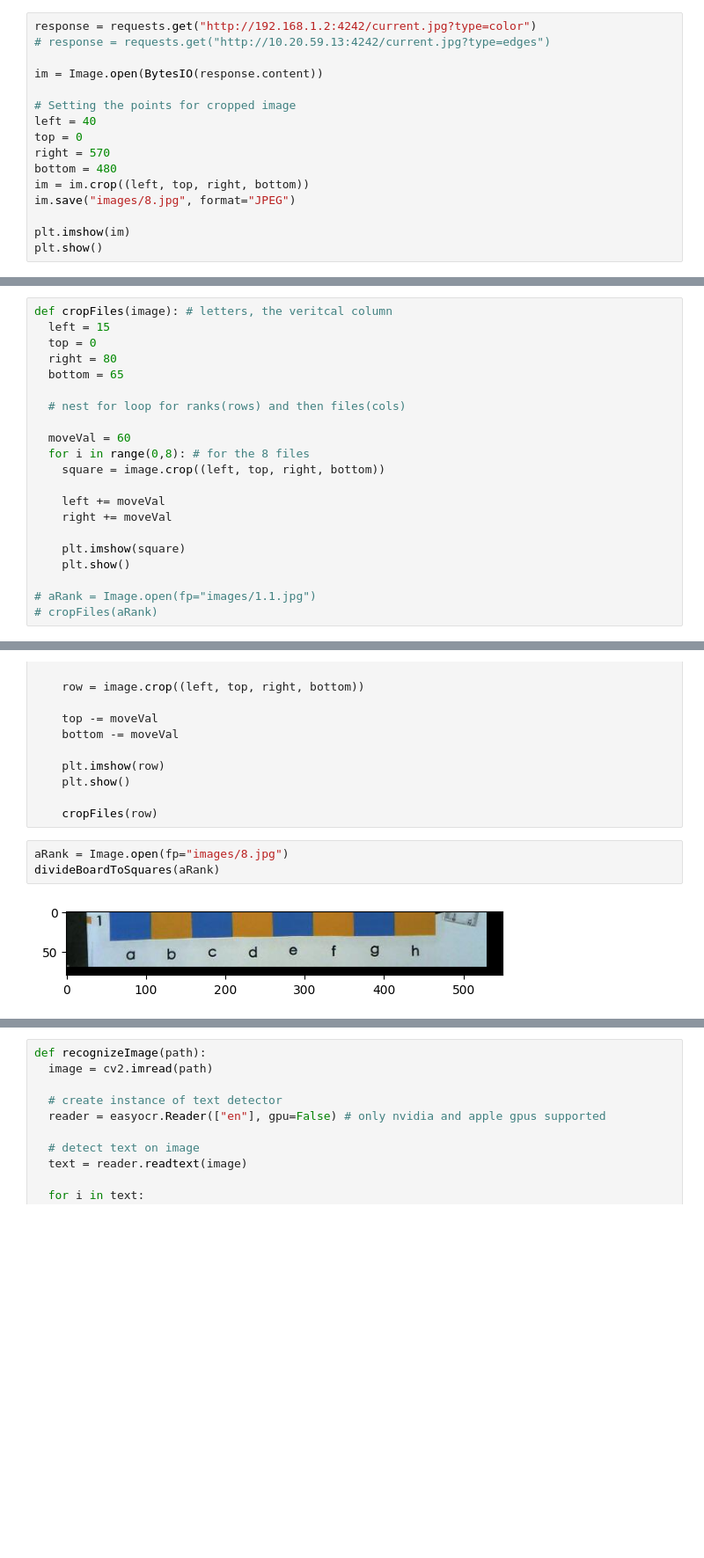
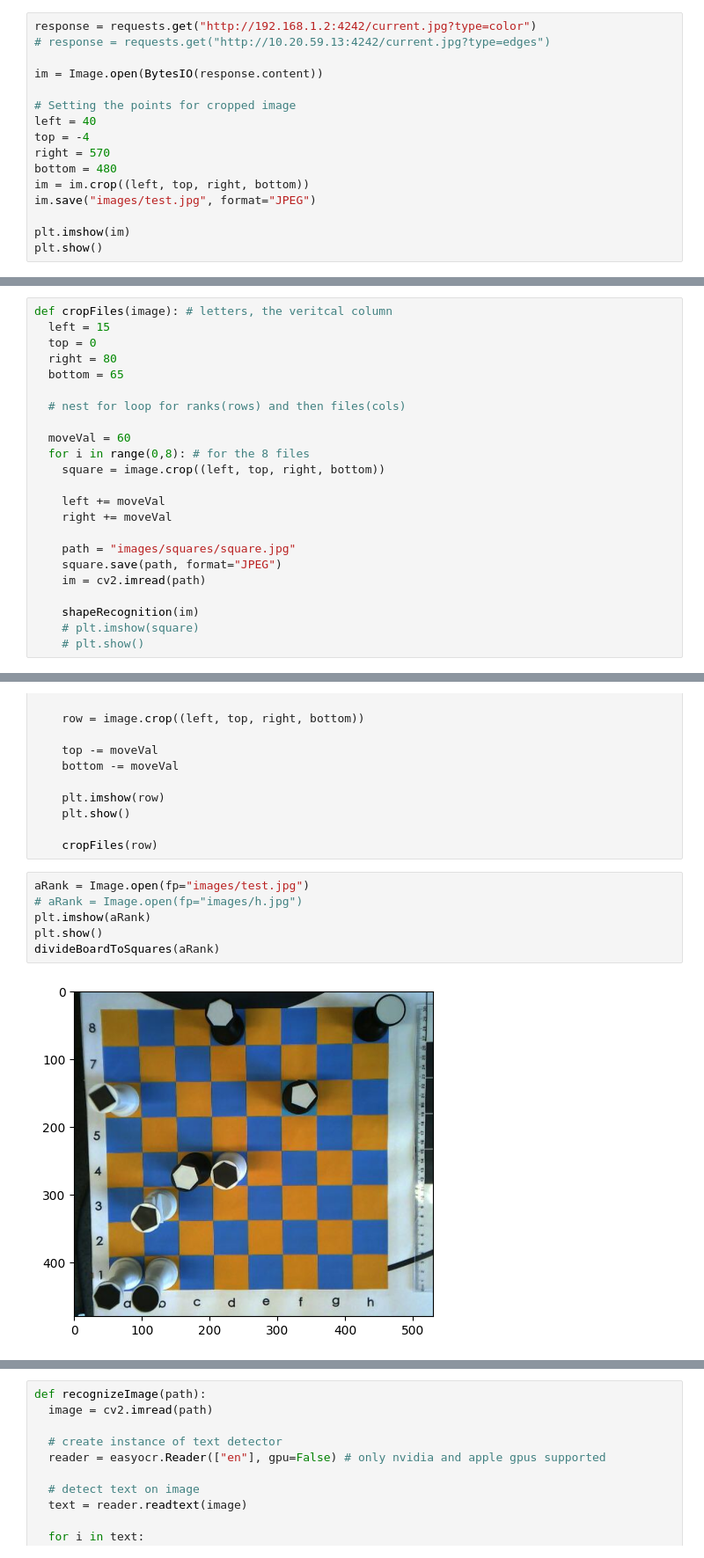
Before and after one commit to SamAdams1/ur3Chess, a Jupyter notebook: computerVision.ipynb, the cells around one changed output, grey strips where cells are left out. Shown at 88% size. Drawn from its saved outputs; the diff is of its cells as text; blank space fills up the shorter version.

```diff
--- a/computerVision.ipynb
+++ b/computerVision.ipynb
@@ -16,11 +16,11 @@ im = Image.open(BytesIO(response.content))
 
 # Setting the points for cropped image
 left = 40
-top = 0
+top = -4
 right = 570
 bottom = 480
 im = im.crop((left, top, right, bottom))
-im.save("images/8.jpg", format="JPEG")
+im.save("images/test.jpg", format="JPEG")
 
 plt.imshow(im)
 plt.show()
@@ -42,11 +113,13 @@ def cropFiles(image): # letters, the veritcal column
     left += moveVal
     right += moveVal
 
-    plt.imshow(square)
-    plt.show()
+    path = "images/squares/square.jpg"
+    square.save(path, format="JPEG")
+    im = cv2.imread(path)
 
-# aRank = Image.open(fp="images/1.1.jpg")
-# cropFiles(aRank)
+    shapeRecognition(im)
+    # plt.imshow(square)
+    # plt.show()
 # %%
 def divideBoardToSquares(image): # the rows, numbers
   left = 0
@@ -67,7 +140,10 @@ def divideBoardToSquares(image): # the rows, numbers
 
     cropFiles(row)
 # %%
-aRank = Image.open(fp="images/8.jpg")
+aRank = Image.open(fp="images/test.jpg")
+# aRank = Image.open(fp="images/h.jpg")
+plt.imshow(aRank)
+plt.show()
 divideBoardToSquares(aRank)
 # %% [output]
-[figure, old version]
+[figure, new version]
```
Also changed, not shown: parts of 7 cells of this notebook, 6 other files.
